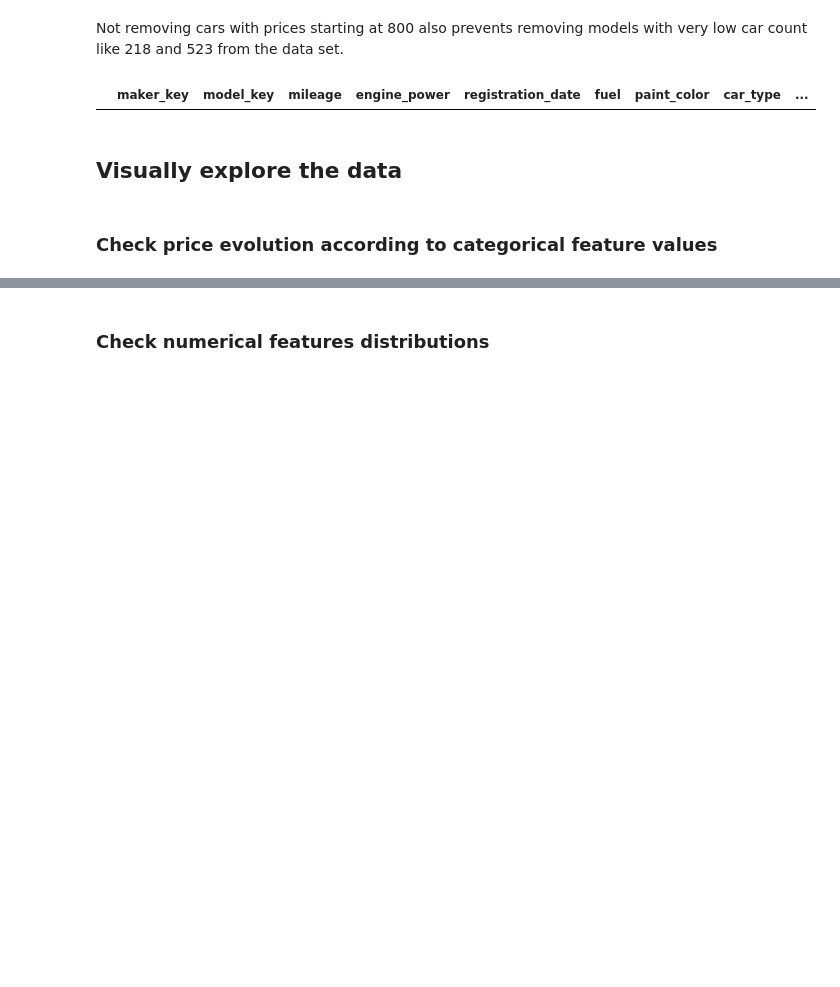
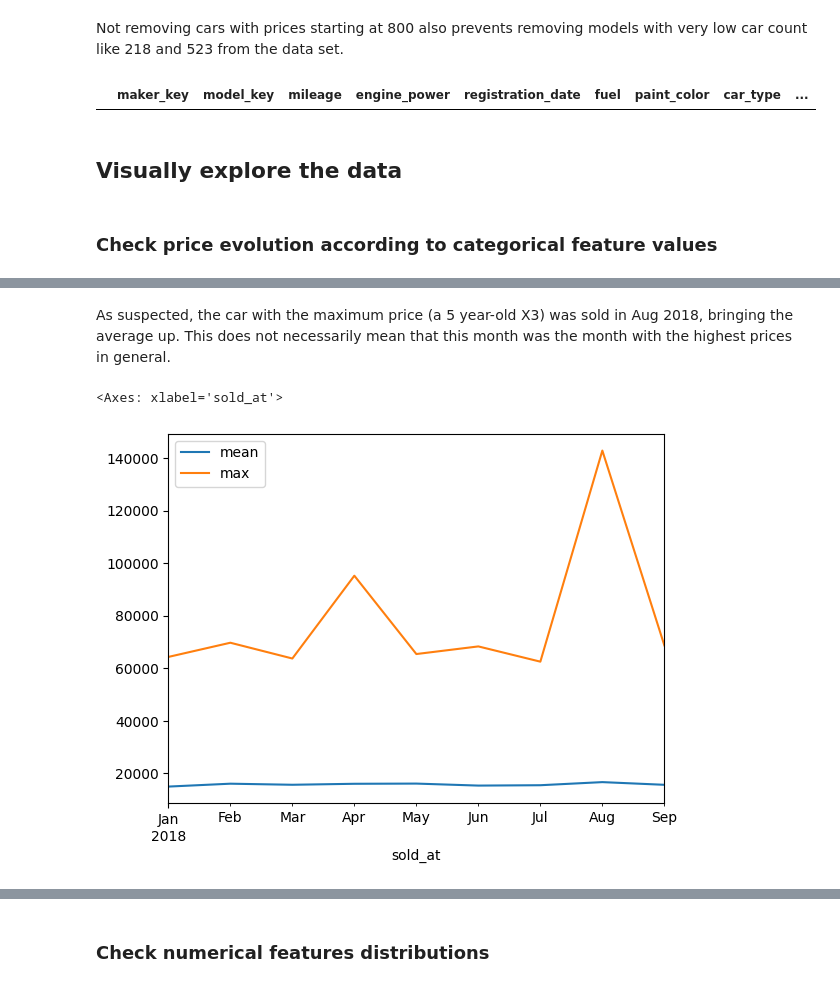
Before and after one commit to camontanezp/cars-price, a Jupyter notebook: notebooks/01_explore_and_validate_data.ipynb, the cells around one changed output, grey strips where cells are left out. Drawn from its saved outputs; the diff is of its cells as text; code cells hidden in the pictures; blank space fills up the shorter version.

```diff
--- a/notebooks/01_explore_and_validate_data.ipynb
+++ b/notebooks/01_explore_and_validate_data.ipynb
@@ -467,0 +494,9 @@ plot_avg_target_time_series_by_features(data, car_features)
+# %% [markdown]
+As suspected, the car with the maximum price (a 5 year-old X3) was sold in Aug 2018, bringing the average up. This does not necessarily mean that this month was the month with the highest prices in general.
+# %%
+data_without_max_prices = data.drop(index=4753)
+# %%
+data_without_max_prices.groupby('sold_at')['price'].agg(['mean', 'max']).plot()
+# %% [output]
+<Axes: xlabel='sold_at'>
+[figure, added]
```
Also changed, not shown: parts of 30 cells of this notebook.
